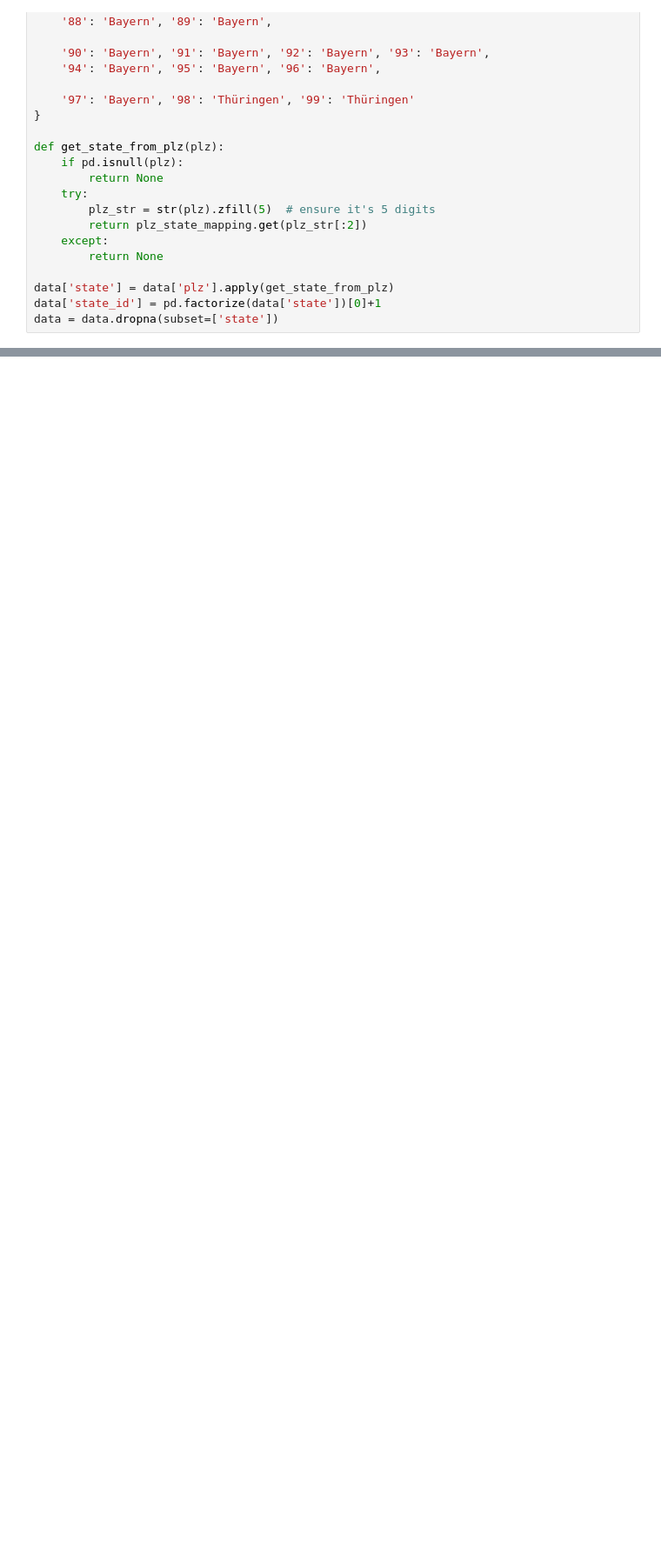
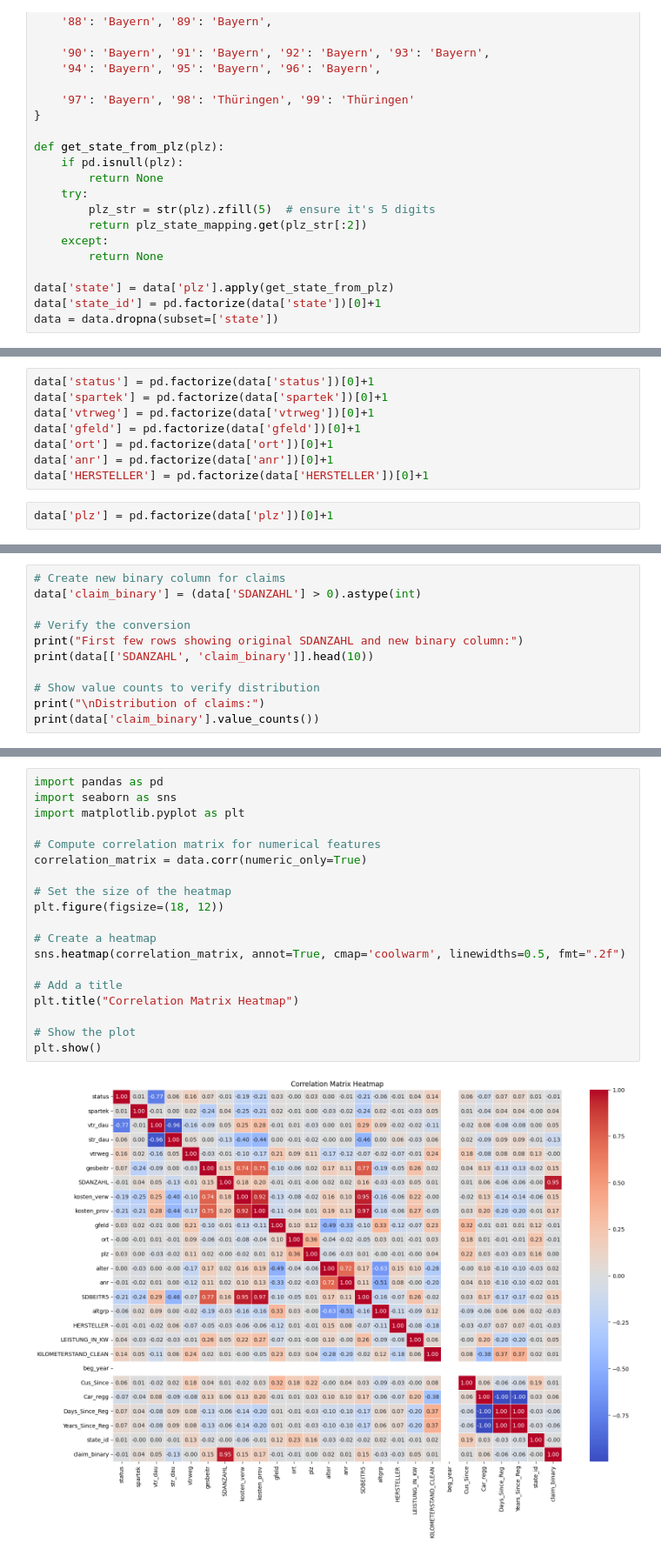
Before and after one commit to vipdurgade/Insurance_Claim_Prediction-, a Jupyter notebook: Notebook.ipynb, the cells around one changed output, grey strips where cells are left out. Shown at 87% size. Cells and saved outputs as stored; diff of their text form; blank space fills up the shorter version.

```diff
--- a/Notebook.ipynb
+++ b/Notebook.ipynb
@@ -309,0 +292,10 @@ print(data['gfeld'].head())
+# %%
+data['status'] = pd.factorize(data['status'])[0]+1
+data['spartek'] = pd.factorize(data['spartek'])[0]+1
+data['vtrweg'] = pd.factorize(data['vtrweg'])[0]+1
+data['gfeld'] = pd.factorize(data['gfeld'])[0]+1
+data['ort'] = pd.factorize(data['ort'])[0]+1
+data['anr'] = pd.factorize(data['anr'])[0]+1
+data['HERSTELLER'] = pd.factorize(data['HERSTELLER'])[0]+1
+# %%
+data['plz'] = pd.factorize(data['plz'])[0]+1
@@ -309,0 +311,11 @@ print(data['gfeld'].head())
+# %%
+# Create new binary column for claims
+data['claim_binary'] = (data['SDANZAHL'] > 0).astype(int)
+
+# Verify the conversion
+print("First few rows showing original SDANZAHL and new binary column:")
+print(data[['SDANZAHL', 'claim_binary']].head(10))
+
+# Show value counts to verify distribution
+print("\nDistribution of claims:")
+print(data['claim_binary'].value_counts())
@@ -309,0 +381,21 @@ print(data['gfeld'].head())
+# %%
+import pandas as pd
+import seaborn as sns
+import matplotlib.pyplot as plt
+
+# Compute correlation matrix for numerical features
+correlation_matrix = data.corr(numeric_only=True)
+
+# Set the size of the heatmap
+plt.figure(figsize=(18, 12))
+
+# Create a heatmap
+sns.heatmap(correlation_matrix, annot=True, cmap='coolwarm', linewidths=0.5, fmt=".2f")
+
+# Add a title
+plt.title("Correlation Matrix Heatmap")
+
+# Show the plot
+plt.show()
+# %% [output]
+[figure, added]
```
Also changed, not shown: parts of 18 cells of this notebook, 2 other files.
